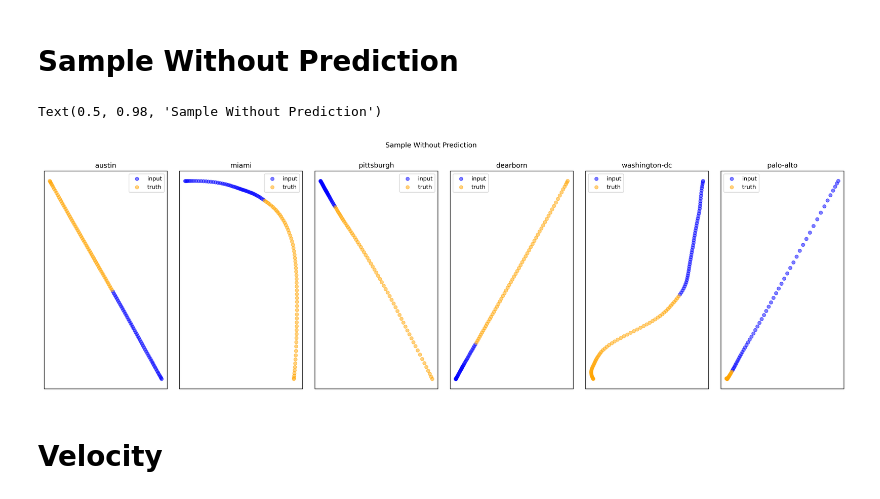
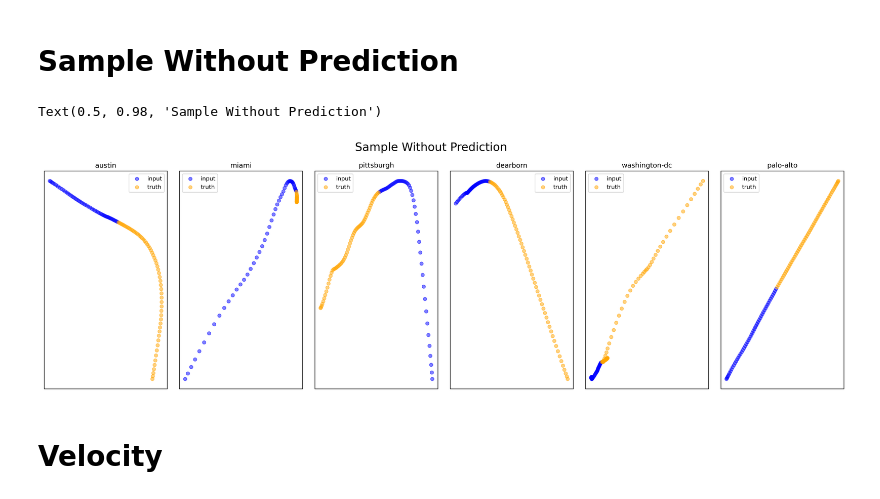
Before and after one commit to cepan/Autonomous_Vehicle_Trajectory_Prediction, a Jupyter notebook: argo2/seq2seq_lstm/two_lstm_enc_dec_final_visualization.ipynb, the cells around one changed output. Drawn from its saved outputs; the diff is of its cells as text; code cells hidden in the pictures.

```diff
--- a/argo2/seq2seq_lstm/two_lstm_enc_dec_final_visualization.ipynb
+++ b/argo2/seq2seq_lstm/two_lstm_enc_dec_final_visualization.ipynb
@@ -146,24 +146,24 @@ class ArgoverseDataset(Dataset):
 # %%
 import random
 fig, axs = plt.subplots(1,len(cities), figsize=(25,7), facecolor='w', edgecolor='k', dpi =300 )
 fig.subplots_adjust(hspace = .5, wspace=.1)
 
 for city, j  in zip(cities, np.arange(len(cities))):
 
     train_dataset = ArgoverseDataset(city, 'train')
-    inp_pos = train_dataset.input_positions.cpu().numpy()[42]
-    out_pos = train_dataset.output_positions.cpu().numpy()[42]
+    inp_pos = train_dataset.input_positions.cpu().numpy()[27]
+    out_pos = train_dataset.output_positions.cpu().numpy()[27]
 
     axs[j].scatter(inp_pos[:,0], inp_pos[:,1], color = 'blue', label= 'input', alpha= .5)
     axs[j].scatter(out_pos[:,0], out_pos[:,1], color = 'orange',label= 'truth', alpha= .5)
     axs[j].xaxis.set_ticks([])
     axs[j].yaxis.set_ticks([])
     axs[j].legend(loc='best')
     axs[j].set_title(city)
-fig.suptitle("Sample Without Prediction")
+fig.suptitle("Sample Without Prediction",fontsize = 20)
 # %% [output]
 Text(0.5, 0.98, 'Sample Without Prediction')
-[figure, old version]
+[figure, new version]
 # %% [markdown]
 # Velocity
 # %%
```
Also changed, not shown: 1 other file.
